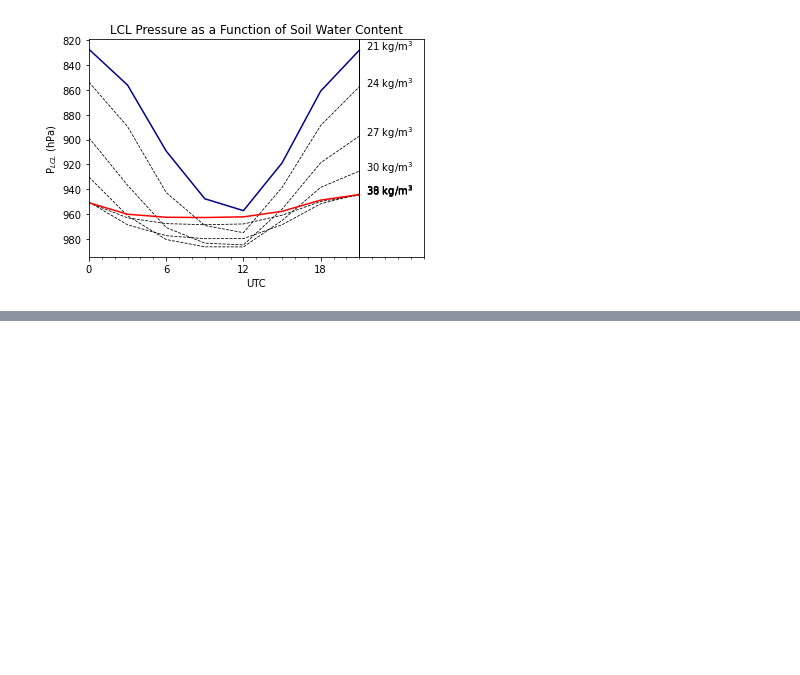
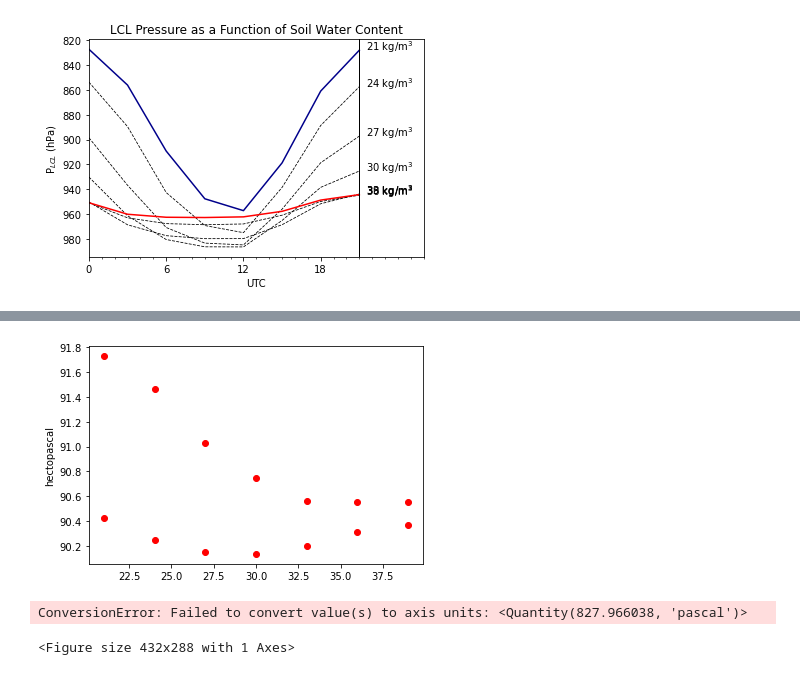
Before and after one commit to AndrewLoeppky/CMIP6_betts_intercomparison, a Jupyter notebook: make_fields.ipynb, the cells around one changed output, grey strips where cells are left out. Drawn from its saved outputs; the diff is of its cells as text; code cells hidden in the pictures; blank space fills up the shorter version.

```diff
--- a/make_fields.ipynb
+++ b/make_fields.ipynb
@@ -88,0 +90,56 @@ plt.plot(spatial_average.theta_eq[:500])
+# %%
+fig, ax = plt.subplots()
+for key in gbysoil.groups.keys():
+    # group by hour
+    hourly_data = gbysoil[key].groupby(gbysoil[key].time.dt.hour).mean(dim="time")
+
+
+    # find and plot the lcl
+    plcl, tlcl = mpcalc.lcl(ps, hourly_data.tas, hourly_data.td)
+    plcl_hpa = plcl / 100
+    betts_plcl = 100 * units.hectopascal - plcl_hpa
+    # add code here to add hour 24 to each line
+
+    #if key == min(gbysoil.groups.keys()):
+    #    plot_kwargs = {"color":"darkblue"}
+    #elif key == max(gbysoil.groups.keys()):
+    #    plot_kwargs = {"color":"red"}
+    #else:
+    #    plot_kwargs = {"color":"black", "linestyle":"--", "linewidth":0.8}
+
+    ax.scatter(int(key), max(betts_plcl[np.isnan(plcl) == False]), **plot_kwargs)
+    ax.scatter(int(key), min(betts_plcl[np.isnan(plcl) == False]), **plot_kwargs)
+
+    ax.annotate(f"{round(key)} kg/m$^3$", (21.5, plcl_hpa[-1]))
+# %% [output]
+[figure, added]
+# %%
+
+fig, ax = plt.subplots()
+for key in gbysoil.groups.keys():
+    # group by hour
+    hourly_data = gbysoil[key].groupby(gbysoil[key].time.dt.hour).mean(dim="time")
+
+    # find and plot the lcl
+    plcl, tlcl = mpcalc.lcl(ps, hourly_data.tas, hourly_data.td)
+    plcl_hpa = plcl / 100
+    # HERE should add an hour 24 to each line by copying hour 0
+
+
+    ax.plot(hourly_data.hour, hourly_data.theta_eq)
+    ax.annotate(f"{round(key)} kg/m$^3$", (21.5, plcl_hpa[-1]))
+
+# make the plot match Betts fig 11
+plt.gca().invert_yaxis()
+ax.set_xlabel("UTC")
+ax.set_ylabel("P$_{LCL}$ (hPa)")
+ax.axvline(21, color="k", linewidth=1)
+ax.xaxis.set_major_locator(MultipleLocator(6))
+ax.xaxis.set_major_formatter('{x:.0f}')
+ax.xaxis.set_minor_locator(MultipleLocator(1))
+ax.set_xticks((0,6,12,18))
+ax.set_xlim(0,26)
+ax.set_title("LCL Pressure as a Function of Soil Water Content");
+# %% [output]
+ConversionError: Failed to convert value(s) to axis units: <Quantity(827.966038, 'pascal')>
+<Figure size 432x288 with 1 Axes>
```
Also changed, not shown: parts of 2 cells of this notebook, 8 other files.
